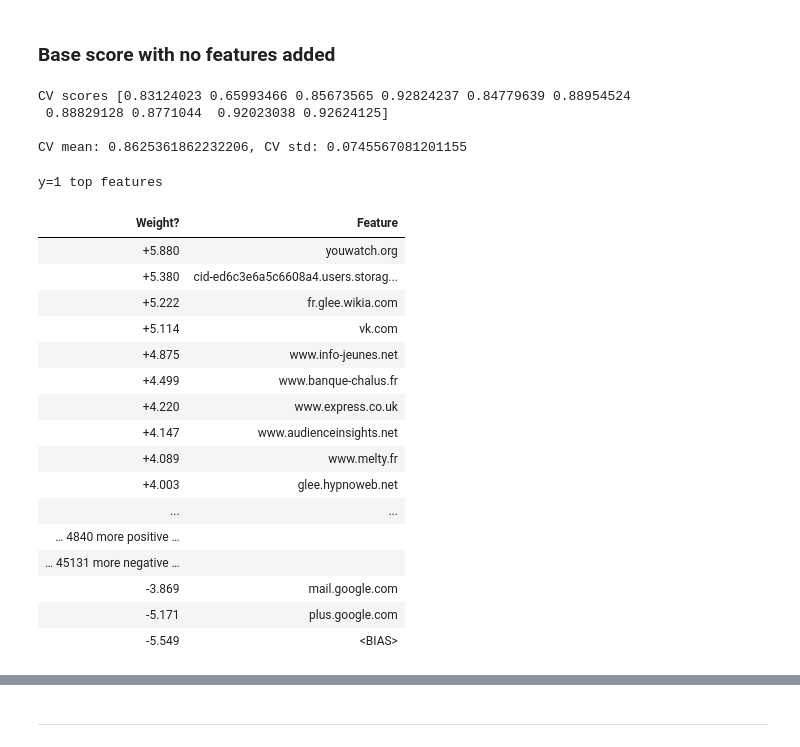
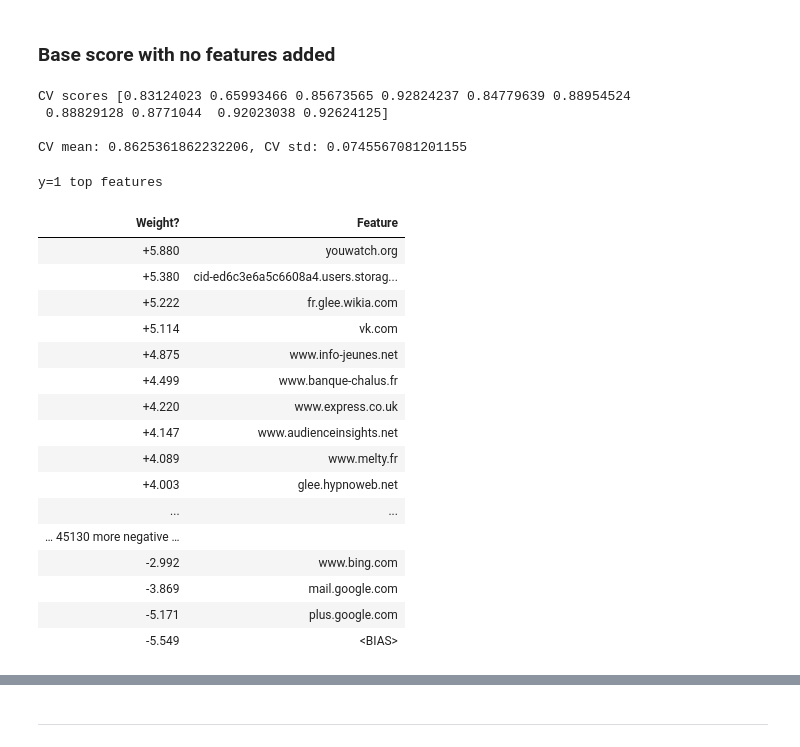
Before and after one commit to koolvn/mlcourse.ai, a Jupyter notebook: competitions/Time Aware Notebook.ipynb, the cells around one changed output, grey strips where cells are left out. Drawn from its saved outputs; the diff is of its cells as text; code cells hidden in the pictures.

```diff
--- a/competitions/Time Aware Notebook.ipynb
+++ b/competitions/Time Aware Notebook.ipynb
@@ -124,6 +125,6 @@ Wall time: 36.9 s
 # %%
 # A helper function for writing predictions to a file and write list of features of that predictions
-def write_to_submission_file(predicted_labels, out_file, new_feature_names=None,
+def write_to_submission_file(predicted_labels, out_file, new_feature_names=None, best_params=None, best_score=None,
                              target='target', index_label="session_id"):
     predicted_df = pd.DataFrame(predicted_labels,
                                 index = np.arange(1, predicted_labels.shape[0] + 1),
@@ -131,7 +132,7 @@ def write_to_submission_file(predicted_labels, out_file, new_feature_names=None,
     predicted_df.to_csv(out_file, index_label=index_label)
 
     text_file = open(out_file+'.txt', "w")
-    text_file.write(str(new_feature_names))
+    text_file.write(f'Features:\n{str(new_feature_names)}\nParams: {best_params}\nBest Score: {best_score}')
     text_file.close()
 
 # I'm lazy, so here is a function that names files for you
@@ -153,7 +154,7 @@ def get_next_filename(filename='submission_1.csv', path=pred_path, file_exists=F
 
 def train_and_predict(model, X_train, y_train, X_test, site_feature_names=vectorizer.get_feature_names(),
                       new_feature_names=None, cv=time_split, scoring='roc_auc',
-                      top_n_features_to_show=30, submission_file_name='submission.csv'):
+                      top_n_features_to_show=30, submission_file_name='submission.csv', best_params=None):
 
 
     cv_scores = cross_val_score(model, X_train, y_train, cv=cv,
@@ -177,7 +178,8 @@ def train_and_predict(model, X_train, y_train, X_test, site_feature_names=vector
                         'coef': model.coef_.flatten()[-len(new_feature_names):]}).sort_values(by='coef'))
 
     test_pred = model.predict_proba(X_test)[:, 1]
-    write_to_submission_file(test_pred, submission_file_name, new_feature_names)
+    write_to_submission_file(test_pred, submission_file_name, new_feature_names, best_params,
+                             best_score=f'\nCV max: {cv_scores.max()} CV mean: {cv_scores.mean()}, CV std: {cv_scores.std()}')
 
     return cv_scores
 # %% [markdown]
@@ -185,31 +187,32 @@ def train_and_predict(model, X_train, y_train, X_test, site_feature_names=vector
 # %%
 %%time
 cv_scores_base = train_and_predict(model=logit,
                                X_train=X_train_sites,
                                y_train=y_train,
                                X_test=X_test_sites,
                                site_feature_names=vectorizer.get_feature_names(),
+                               top_n_features_to_show=50,
                                cv=time_split, submission_file_name=pred_path+'base_'+filename)
 # %% [output]
 CV scores [0.83124023 0.65993466 0.85673565 0.92824237 0.84779639 0.88954524
  0.88829128 0.8771044  0.92023038 0.92624125]
 
 CV mean: 0.8625361862232206, CV std: 0.0745567081201155
 y=1 top features
 | Weight? | Feature |
 | +5.880 | youwatch.org |
 | +5.380 | cid-ed6c3e6a5c6608a4.users.storag... |
 | +5.222 | fr.glee.wikia.com |
 | +5.114 | vk.com |
 | +4.875 | www.info-jeunes.net |
 | +4.499 | www.banque-chalus.fr |
 | +4.220 | www.express.co.uk |
 | +4.147 | www.audienceinsights.net |
 | +4.089 | www.melty.fr |
 | +4.003 | glee.hypnoweb.net |
 | ... | ... |
-| … 4840 more positive … |  |
-| … 45131 more negative … |  |
+| … 45130 more negative … |  |
+| -2.992 | www.bing.com |
 | -3.869 | mail.google.com |
 | -5.171 | plus.google.com |
 | -5.549 | <BIAS> |
```
Also changed, not shown: parts of 19 cells of this notebook.
